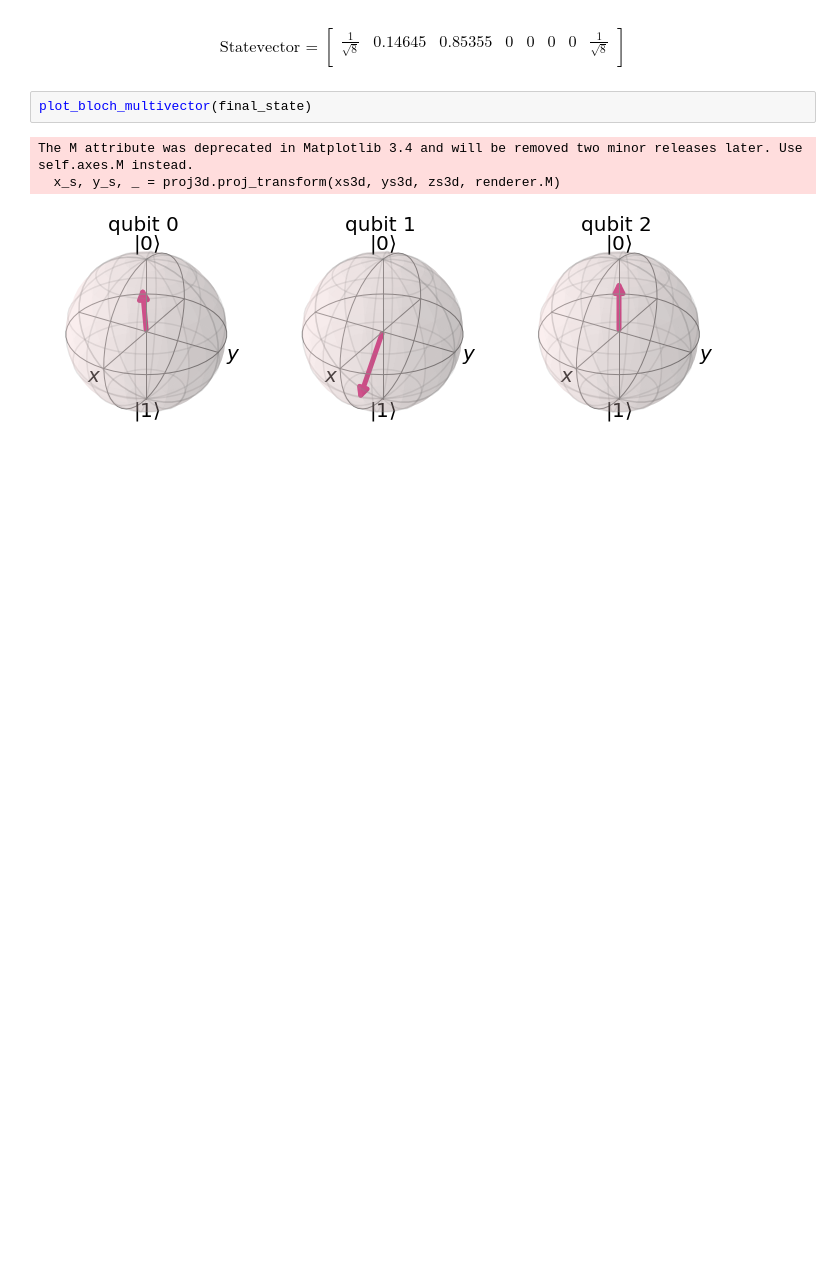
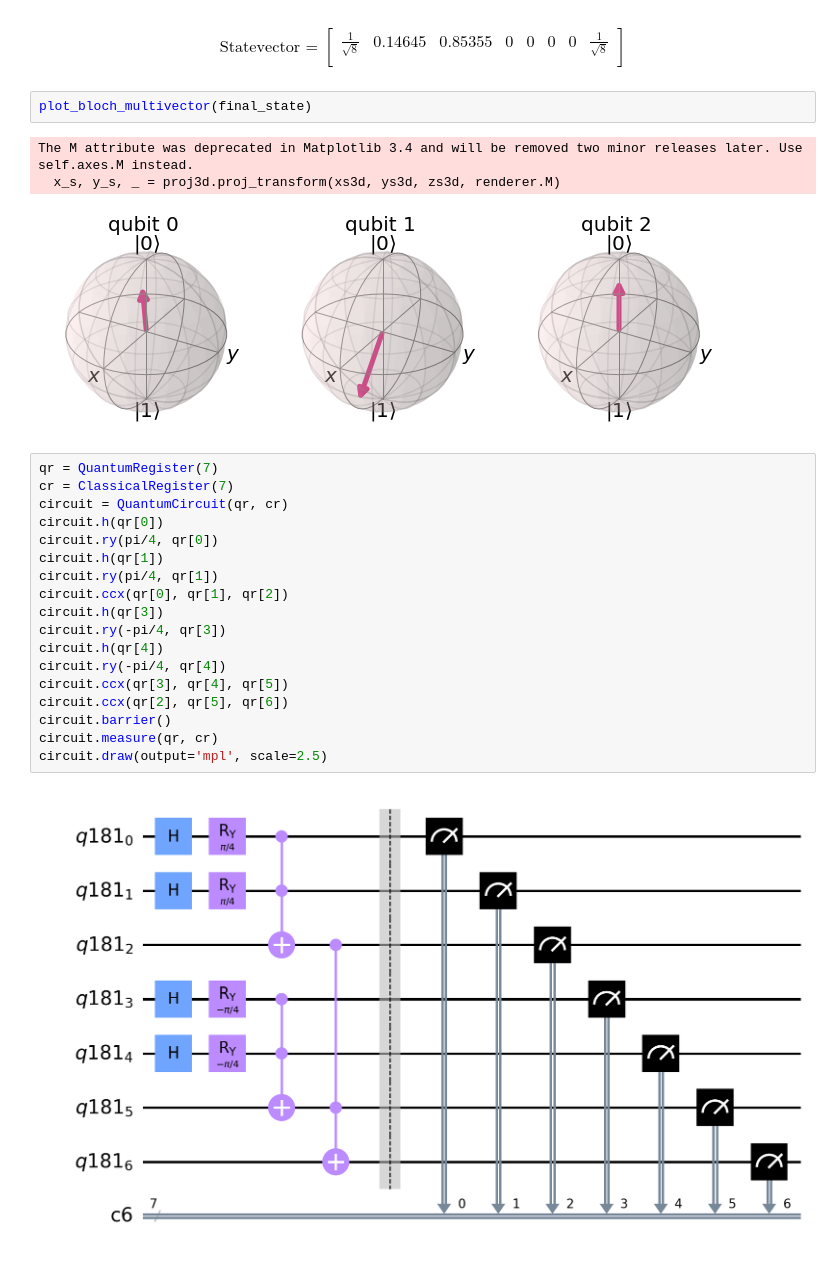
Before and after one commit to joey-kilgore/quantum-playground, a Jupyter notebook: quantum-synapse.ipynb, the cells around one changed output. Cells and saved outputs as stored; diff of their text form; blank space fills up the shorter version.

```diff
--- a/quantum-synapse.ipynb
+++ b/quantum-synapse.ipynb
@@ -72,3 +72,23 @@ plot_bloch_multivector(final_state)
 The M attribute was deprecated in Matplotlib 3.4 and will be removed two minor releases later. Use self.axes.M instead.
   x_s, y_s, _ = proj3d.proj_transform(xs3d, ys3d, zs3d, renderer.M)
 [figure]
+# %%
+qr = QuantumRegister(7)
+cr = ClassicalRegister(7)
+circuit = QuantumCircuit(qr, cr)
+circuit.h(qr[0])
+circuit.ry(pi/4, qr[0])
+circuit.h(qr[1])
+circuit.ry(pi/4, qr[1])
+circuit.ccx(qr[0], qr[1], qr[2])
+circuit.h(qr[3])
+circuit.ry(-pi/4, qr[3])
+circuit.h(qr[4])
+circuit.ry(-pi/4, qr[4])
+circuit.ccx(qr[3], qr[4], qr[5])
+circuit.ccx(qr[2], qr[5], qr[6])
+circuit.barrier()
+circuit.measure(qr, cr)
+circuit.draw(output='mpl', scale=2.5)
+# %% [output]
+[figure, added]
```
Also changed, not shown: parts of 3 cells of this notebook, 1 other file.
